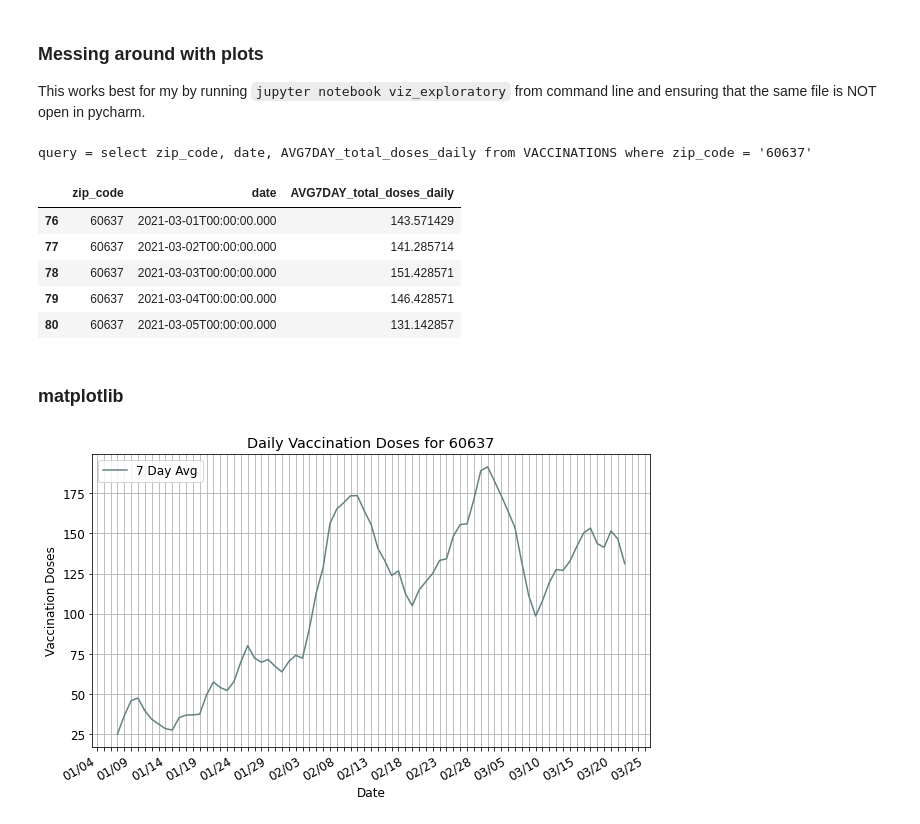
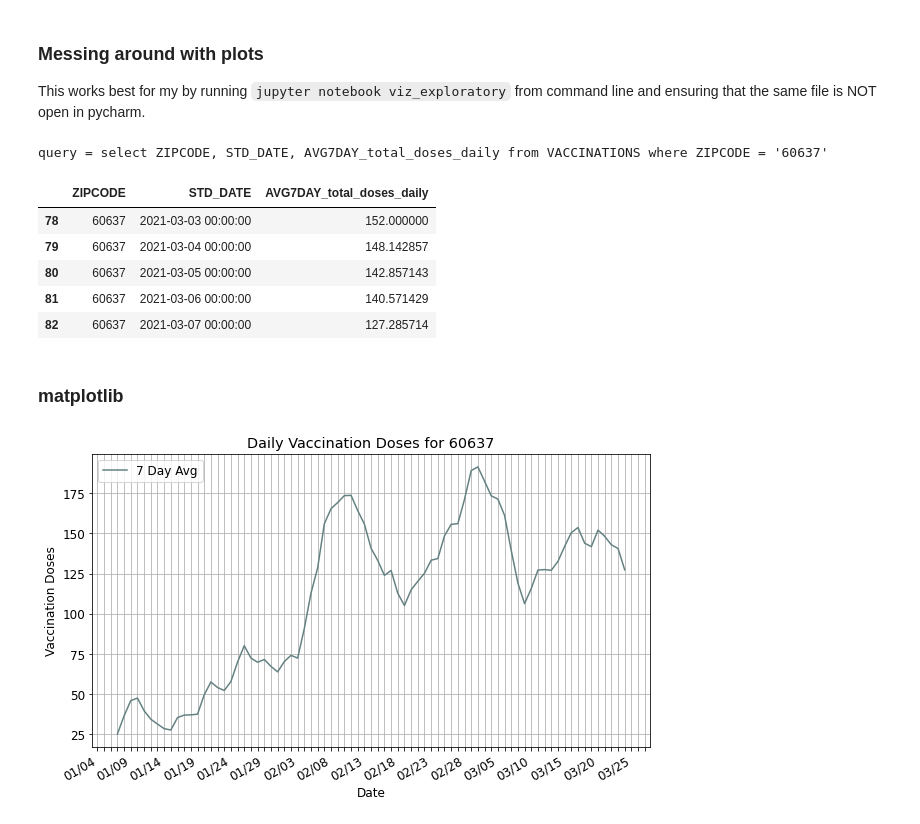
Before and after one commit to christiejibaraki/back2normal, a Jupyter notebook: back2normal/viz_exploratory.ipynb, the cells around one changed output. Saved outputs shown, nothing was run; the diff lists cells and outputs as text; code cells hidden in the pictures.

```diff
--- a/back2normal/viz_exploratory.ipynb
+++ b/back2normal/viz_exploratory.ipynb
@@ -13,44 +13,45 @@ from data.socrata import socrata_api_requests, soda_data
 db = dbclient.DBClient()
 zipcode_to_test = '60637'
 sql_table_name = soda_data.VACCINATION_DATA_OBJ.sql_table_name
-query = f"select zip_code, date, AVG7DAY_total_doses_daily from {sql_table_name} where zip_code = '{zipcode_to_test}'"
+query = f"select {data_transformations.STD_ZIP_COL_NAME}, {data_transformations.STD_DATE_COL_NAME}, AVG7DAY_total_doses_daily from {sql_table_name} where {data_transformations.STD_ZIP_COL_NAME} = '{zipcode_to_test}'"
 print(f"query = {query}")
 zipcode_vax_weekly = pd.read_sql_query(query, db.conn)
 zipcode_vax_weekly.tail()
 # %% [output]
-query = select zip_code, date, AVG7DAY_total_doses_daily from VACCINATIONS where zip_code = '60637'
+query = select ZIPCODE, STD_DATE, AVG7DAY_total_doses_daily from VACCINATIONS where ZIPCODE = '60637'
-|  | zip_code | date | AVG7DAY_total_doses_daily |
-| 76 | 60637 | 2021-03-01T00:00:00.000 | 143.571429 |
-| 77 | 60637 | 2021-03-02T00:00:00.000 | 141.285714 |
-| 78 | 60637 | 2021-03-03T00:00:00.000 | 151.428571 |
-| 79 | 60637 | 2021-03-04T00:00:00.000 | 146.428571 |
-| 80 | 60637 | 2021-03-05T00:00:00.000 | 131.142857 |
+|  | ZIPCODE | STD_DATE | AVG7DAY_total_doses_daily |
+| 78 | 60637 | 2021-03-03 00:00:00 | 152.000000 |
+| 79 | 60637 | 2021-03-04 00:00:00 | 148.142857 |
+| 80 | 60637 | 2021-03-05 00:00:00 | 142.857143 |
+| 81 | 60637 | 2021-03-06 00:00:00 | 140.571429 |
+| 82 | 60637 | 2021-03-07 00:00:00 | 127.285714 |
 # %% [markdown]
 ### matplotlib
 # %%
 %matplotlib inline
 
 title_str = f"Daily Vaccination Doses for {zipcode_to_test}"
 plt.rc('font', size=12)
 fig, ax = plt.subplots(figsize=(10, 6))
 
 # Specify how our lines should look
-ax.plot(zipcode_vax_weekly.date, zipcode_vax_weekly.AVG7DAY_total_doses_daily, color='#648181', linestyle='solid', label='7 Day Avg')
+ax.plot(zipcode_vax_weekly[data_transformations.STD_DATE_COL_NAME],
+        zipcode_vax_weekly.AVG7DAY_total_doses_daily, color='#648181', linestyle='solid', label='7 Day Avg')
 
 ax.set_xlabel('Date')
 ax.set_ylabel('Vaccination Doses')
 ax.set_title(title_str)
 ax.grid(True)
 ax.legend(loc='upper left');
 ax.xaxis.set_major_locator(DayLocator())
 ax.xaxis.set_major_formatter(DateFormatter('%m/%d'))
 
 every_nth = 5
 for n, label in enumerate(ax.xaxis.get_ticklabels()):
     if n % every_nth != 0:
         label.set_visible(False)
 
 
 fig.autofmt_xdate()
 # %% [output]
-[figure, old version]
+[figure, new version]
```
